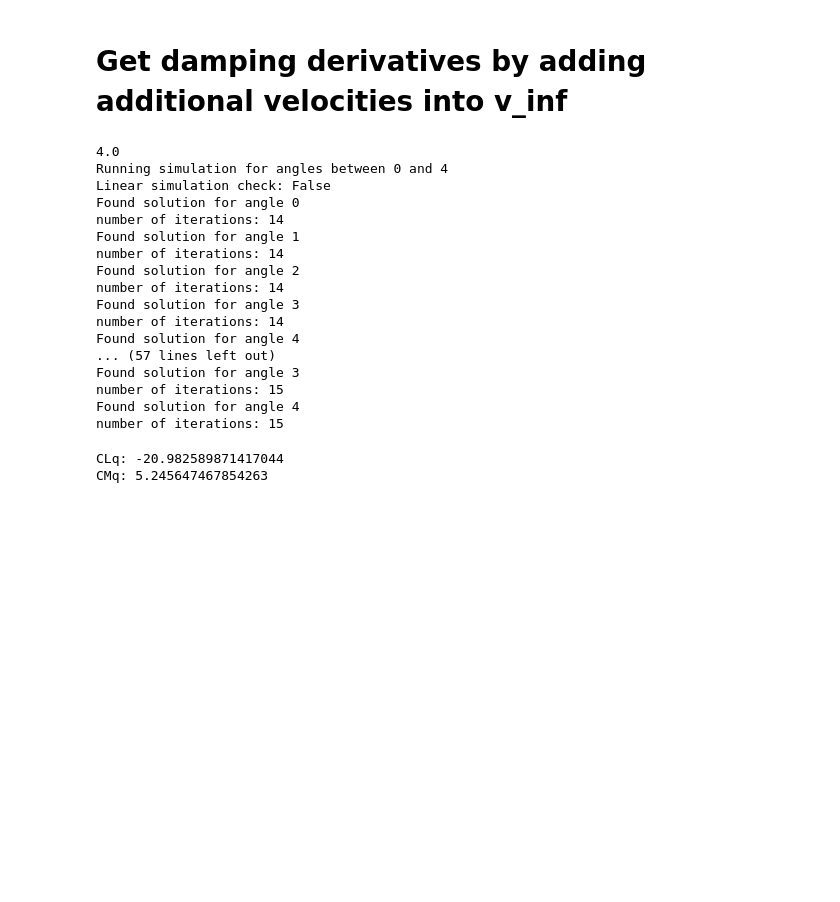
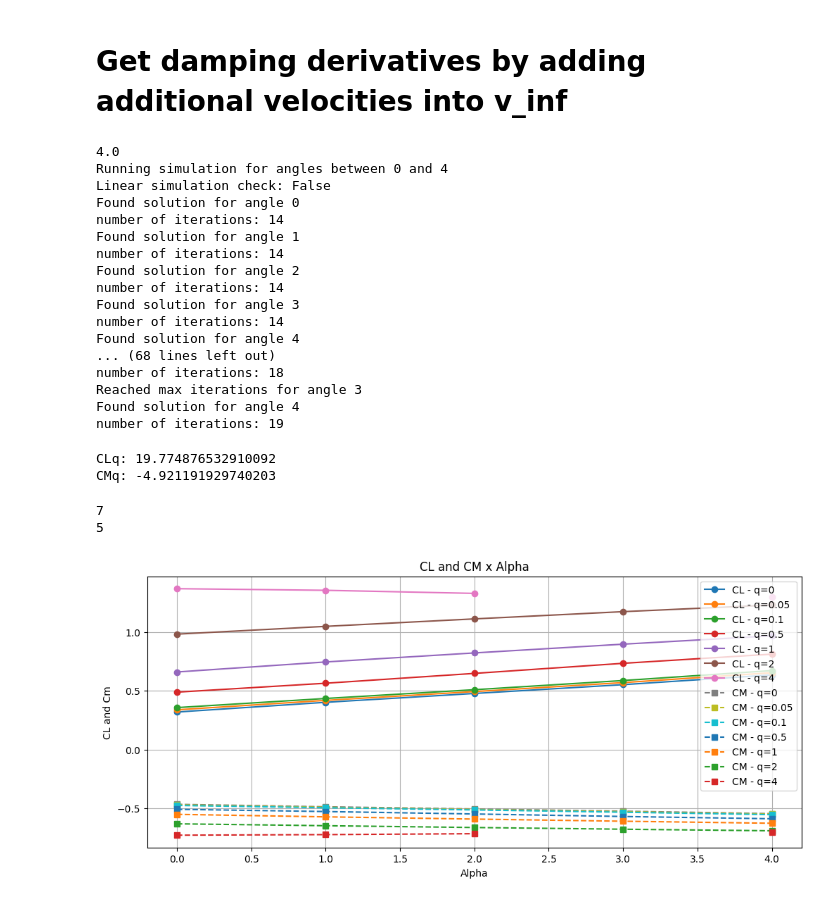
Before and after one commit to kuodrek/lltdrek, a Jupyter notebook: notebooks/damping_derivatives.ipynb, the cells around one changed output. Drawn from its saved outputs; the diff is of its cells as text; code cells hidden in the pictures; blank space fills up the shorter version.

Commit message:
add results

```diff
--- a/notebooks/damping_derivatives.ipynb
+++ b/notebooks/damping_derivatives.ipynb
@@ -7,6 +7,7 @@ sys.path.append(os.path.abspath(".."))
 from src import Wing, FlightCondition, WingPool, Simulation, PostProcessing, load_folder
 
 airfoils_data, _ = load_folder("../sample_airfoils")
+alpha_list = [alpha for alpha in range(5)]
 
 def get_coefs(q):
     wing = Wing(
@@ -27,7 +28,7 @@ def get_coefs(q):
         V_inf=20,
         nu=1.5e-5,
         rho=1.225,
-        angles_of_attack=[alpha for alpha in range(5)],
+        angles_of_attack=alpha_list,
         h=0,
         ground_effect_check=False,
         angular_velocity=[0, q, 0]
@@ -41,7 +42,7 @@ def get_coefs(q):
         damping_factor = 0.4,
         max_iter = 100,
         max_residual = 1e-4,
-        linear_check = False,
+        linear_check = True,
         show_logs = True,
         simulation_mode = "linear_first" # Solves linear version of equations before doing non linear simulation to speed up process
     )
@@ -80,7 +81,7 @@ c = 0.3
 V = 20
 q_max = 0.03 * 2 * V / c
 print(q_max) # 4.0
-q_values = [0, 0.1, 0.5, 1, 2, 4]
+q_values = [0, 0.05, 0.1, 0.5, 1, 2, 4]
 
 results_CL = []
 results_CM = []
@@ -103,21 +104,51 @@ number of iterations: 14
 Found solution for angle 3
 number of iterations: 14
 Found solution for angle 4
-... (57 lines left out)
-Found solution for angle 3
-number of iterations: 15
+... (68 lines left out)
+number of iterations: 18
+Reached max iterations for angle 3
 Found solution for angle 4
-number of iterations: 15
+number of iterations: 19
 # %%
 import numpy as np
 
-CLq = (results_CL[2][0]-results_CL[0][0]) / (q_values[2] - q_values[0])
+idx = 4
+
+CLq = (results_CL[idx][2]-results_CL[0][2]) / (q_values[idx] - q_values[0])
 # AVL value: 13.286085
 print(f"CLq: {CLq * 180 / np.pi}")
 
 # AVL value: -4.708526
-CMq = (results_CM[2][0]-results_CM[0][0]) / (q_values[2] - q_values[0])
+CMq = (results_CM[idx][2]-results_CM[0][2]) / (q_values[idx] - q_values[0])
 print(f"CMq: {CMq * 180 / np.pi}")
 # %% [output]
-CLq: -20.982589871417044
-CMq: 5.245647467854263
+CLq: 19.774876532910092
+CMq: -4.921191929740203
+# %%
+print(len(results_CM))
+print(len(results_CM[0]))
+# %% [output]
+7
+5
+# %%
+import matplotlib.pyplot as plt
+import numpy as np
+
+plt.figure(figsize=(12, 5))
+for i in range(7):
+    plt.plot(alpha_list, results_CL[i], marker='o', linestyle='-', label=f'CL - q={q_values[i]}')
+
+for i in range(7):
+    plt.plot(alpha_list, results_CM[i], marker='s', linestyle='--', label=f'CM - q={q_values[i]}')
+
+# Labels and legend
+plt.xlabel("Alpha")
+plt.ylabel("CL and Cm")
+plt.title("CL and CM x Alpha")
+plt.legend()
+plt.grid(True)
+
+# Show the plot
+plt.show()
+# %% [output]
+[figure, added]
```
